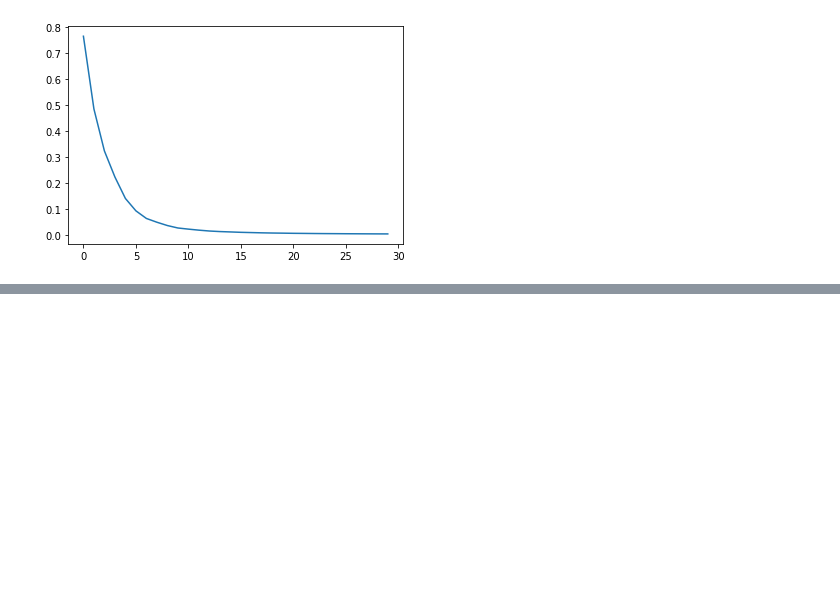
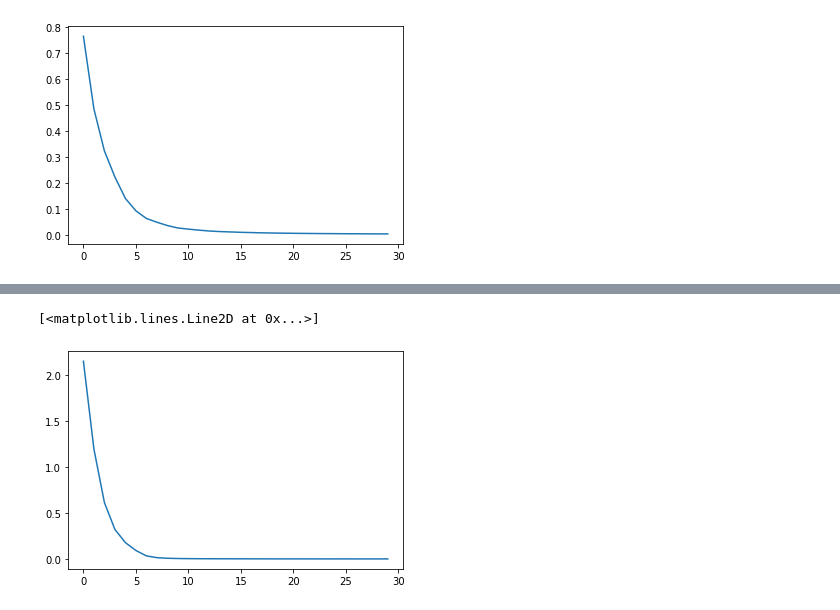
Before and after one commit to Youyeon/ML_study, a Jupyter notebook: RNN Lab.ipynb, the cells around one changed output, grey strips where cells are left out. Saved outputs shown, nothing was run; the diff lists cells and outputs as text; code cells hidden in the pictures; blank space fills up the shorter version.

```diff
--- a/RNN Lab.ipynb
+++ b/RNN Lab.ipynb
@@ -239,0 +507,13 @@ plt.plot(tr_loss_hist)
+# %%
+# creating and optimizer
+lr = 0.1
+epochs = 30
+batch_size = 2
+opt = tf.keras.optimizers.Adam(learning_rate = lr)
+# %%
+# generating data pipeline
+tr_dataset = tf.data.Dataset.from_tensor_slices((x_data, y_data, x_data_len))
+tr_dataset = tr_dataset.shuffle(buffer_size=4)
+tr_dataset = tr_dataset.batch(batch_size = 2)
+
+print(tr_dataset)
@@ -239,0 +522,21 @@ plt.plot(tr_loss_hist)
+# %%
+# training
+tr_loss_hist = []
+
+for epoch in range(epochs):
+    avg_tr_loss = 0
+    tr_step = 0
+
+    for x_mb, y_mb, x_mb_len in tr_dataset:
+        with tf.GradientTape() as tape:
+            tr_loss = loss_fn(model, x=x_mb, y=y_mb, x_len=x_mb_len, max_sequence=max_sequence)
+        grads = tape.gradient(target=tr_loss, sources=model.variables)
+        opt.apply_gradients(grads_and_vars=zip(grads, model.variables))
+        avg_tr_loss += tr_loss
+        tr_step += 1
+    else:
+        avg_tr_loss /= tr_step
+        tr_loss_hist.append(avg_tr_loss)
+
+    if (epoch + 1) % 5 == 0:
+        print('epoch : {:3}, tr_loss : {:.3f}'.format(epoch + 1, avg_tr_loss))
@@ -239,0 +565,5 @@ plt.plot(tr_loss_hist)
+# %%
+plt.plot(tr_loss_hist)
+# %% [output]
+[<matplotlib.lines.Line2D at 0x...>]
+[figure, added]
```
Also changed, not shown: parts of 25 cells of this notebook.
